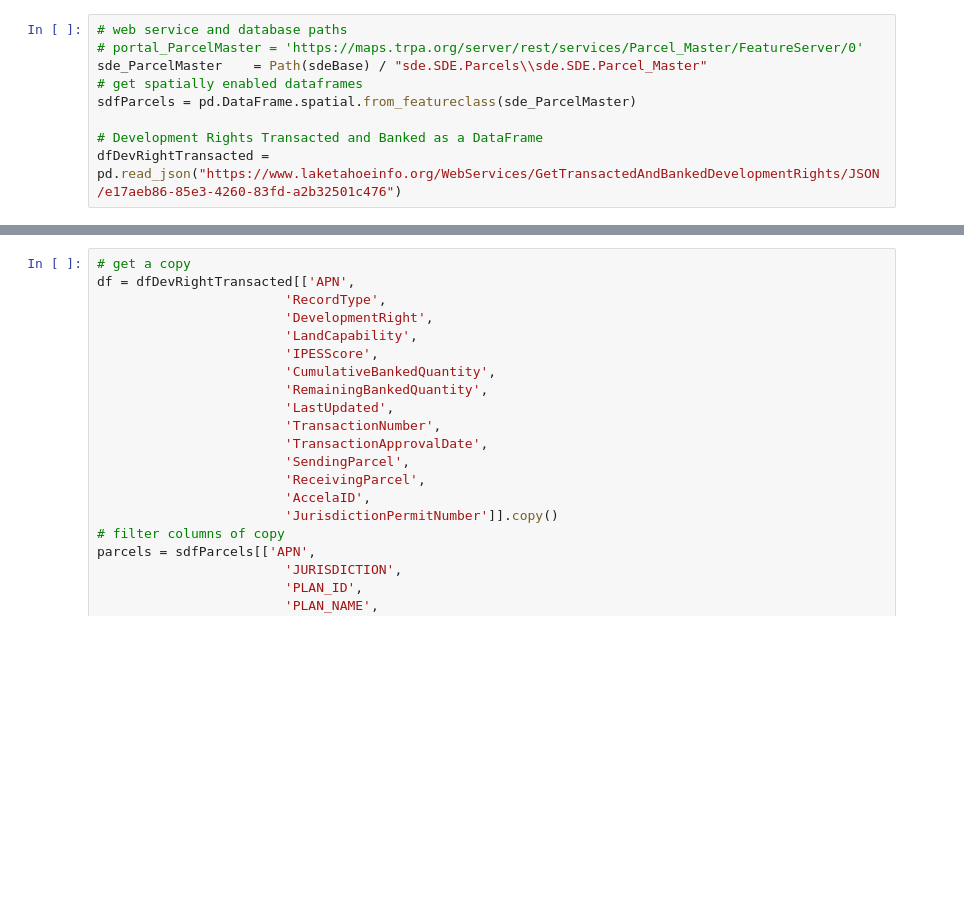
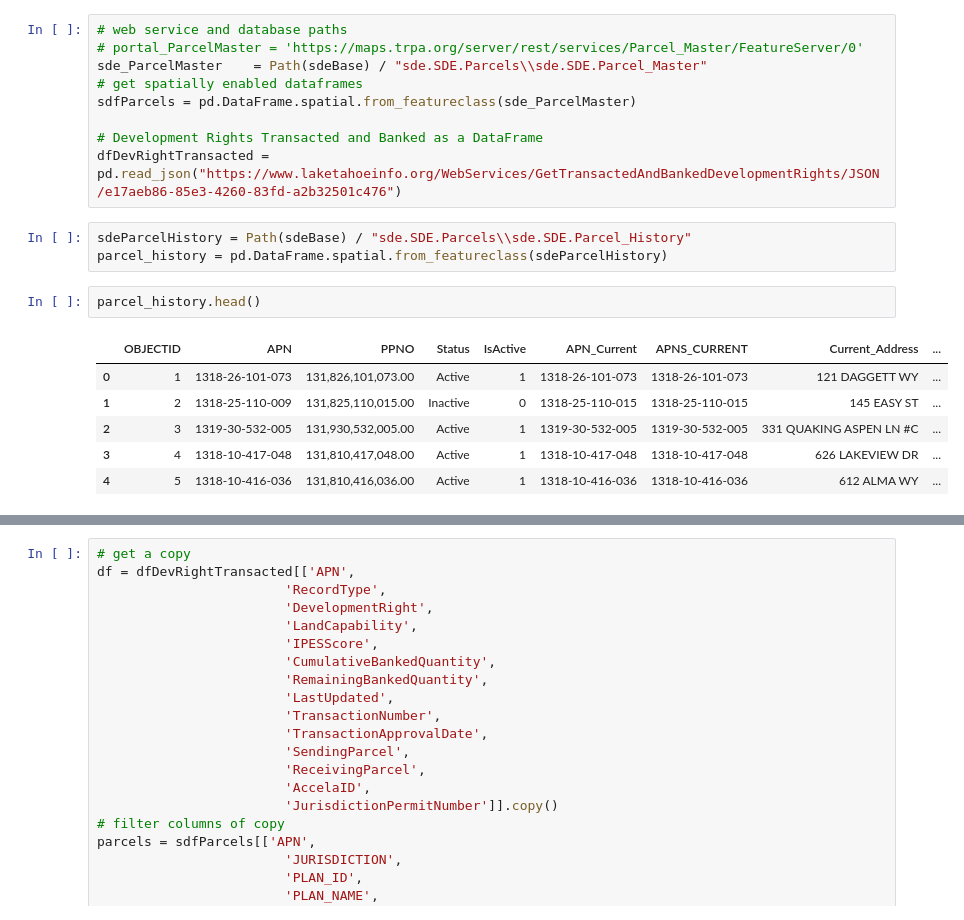
Before and after one commit to trpa-agency/Reporting, a Jupyter notebook: development_right_transfers_data_enginnering_analysis.ipynb, the cells around one changed output, grey strips where cells are left out. Cells and saved outputs as stored; diff of their text form; blank space fills up the shorter version.

```diff
--- a/development_right_transfers_data_enginnering_analysis.ipynb
+++ b/development_right_transfers_data_enginnering_analysis.ipynb
@@ -228,3 +228,15 @@ sdfParcels = pd.DataFrame.spatial.from_featureclass(sde_ParcelMaster)
 
 # Development Rights Transacted and Banked as a DataFrame
 dfDevRightTransacted = pd.read_json("https://www.laketahoeinfo.org/WebServices/GetTransactedAndBankedDevelopmentRights/JSON/e17aeb86-85e3-4260-83fd-a2b32501c476")
+# %%
+sdeParcelHistory = Path(sdeBase) / "sde.SDE.Parcels\\sde.SDE.Parcel_History"
+parcel_history = pd.DataFrame.spatial.from_featureclass(sdeParcelHistory)
+# %%
+parcel_history.head()
+# %% [output]
+|  | OBJECTID | APN | PPNO | Status | IsActive | APN_Current | APNS_CURRENT | Current_Address | ... |
+| 0 | 1 | 1318-26-101-073 | 131,826,101,073.00 | Active | 1 | 1318-26-101-073 | 1318-26-101-073 | 121 DAGGETT WY | ... |
+| 1 | 2 | 1318-25-110-009 | 131,825,110,015.00 | Inactive | 0 | 1318-25-110-015 | 1318-25-110-015 | 145 EASY ST | ... |
+| 2 | 3 | 1319-30-532-005 | 131,930,532,005.00 | Active | 1 | 1319-30-532-005 | 1319-30-532-005 | 331 QUAKING ASPEN LN #C | ... |
+| 3 | 4 | 1318-10-417-048 | 131,810,417,048.00 | Active | 1 | 1318-10-417-048 | 1318-10-417-048 | 626 LAKEVIEW DR | ... |
+| 4 | 5 | 1318-10-416-036 | 131,810,416,036.00 | Active | 1 | 1318-10-416-036 | 1318-10-416-036 | 612 ALMA WY | ... |
```
Also changed, not shown: parts of 2 cells of this notebook, 1 other file.
